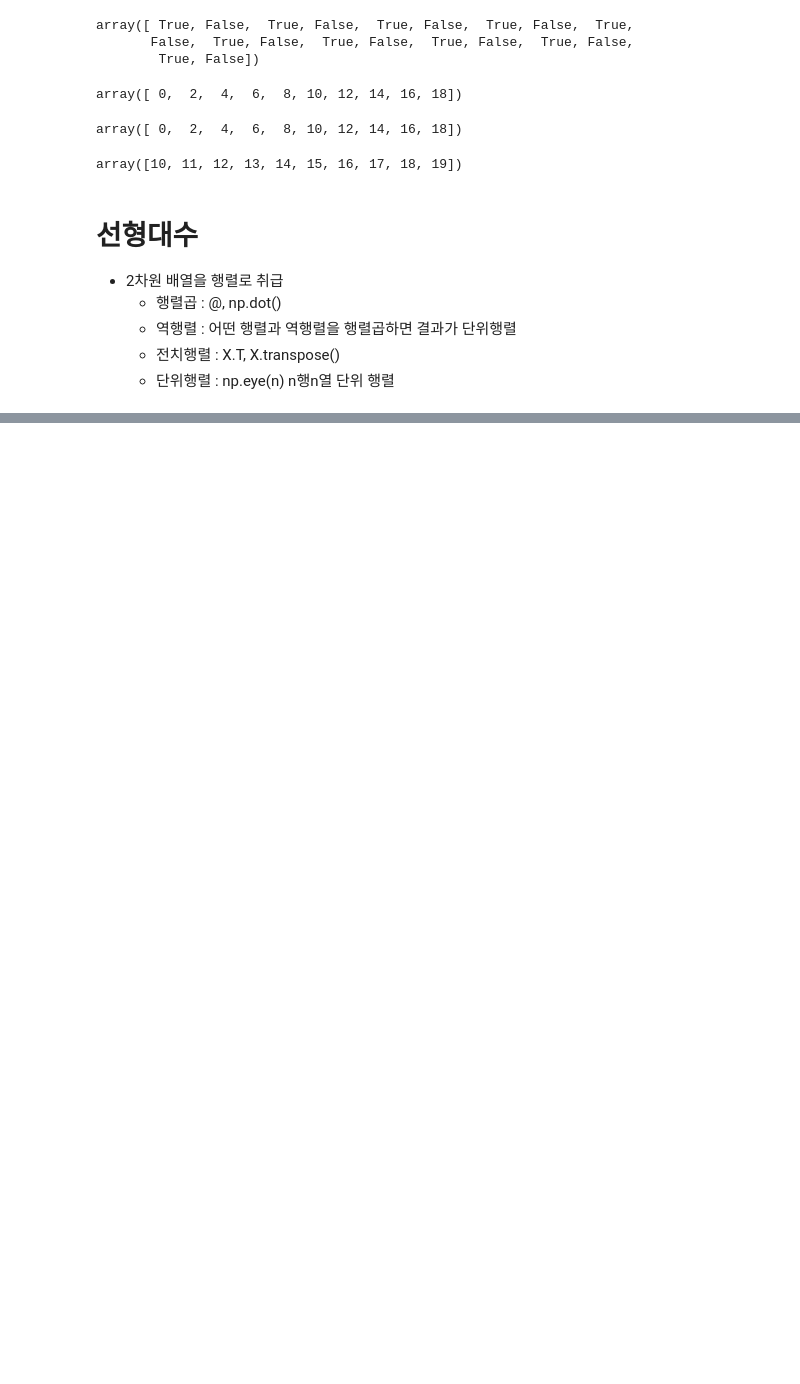
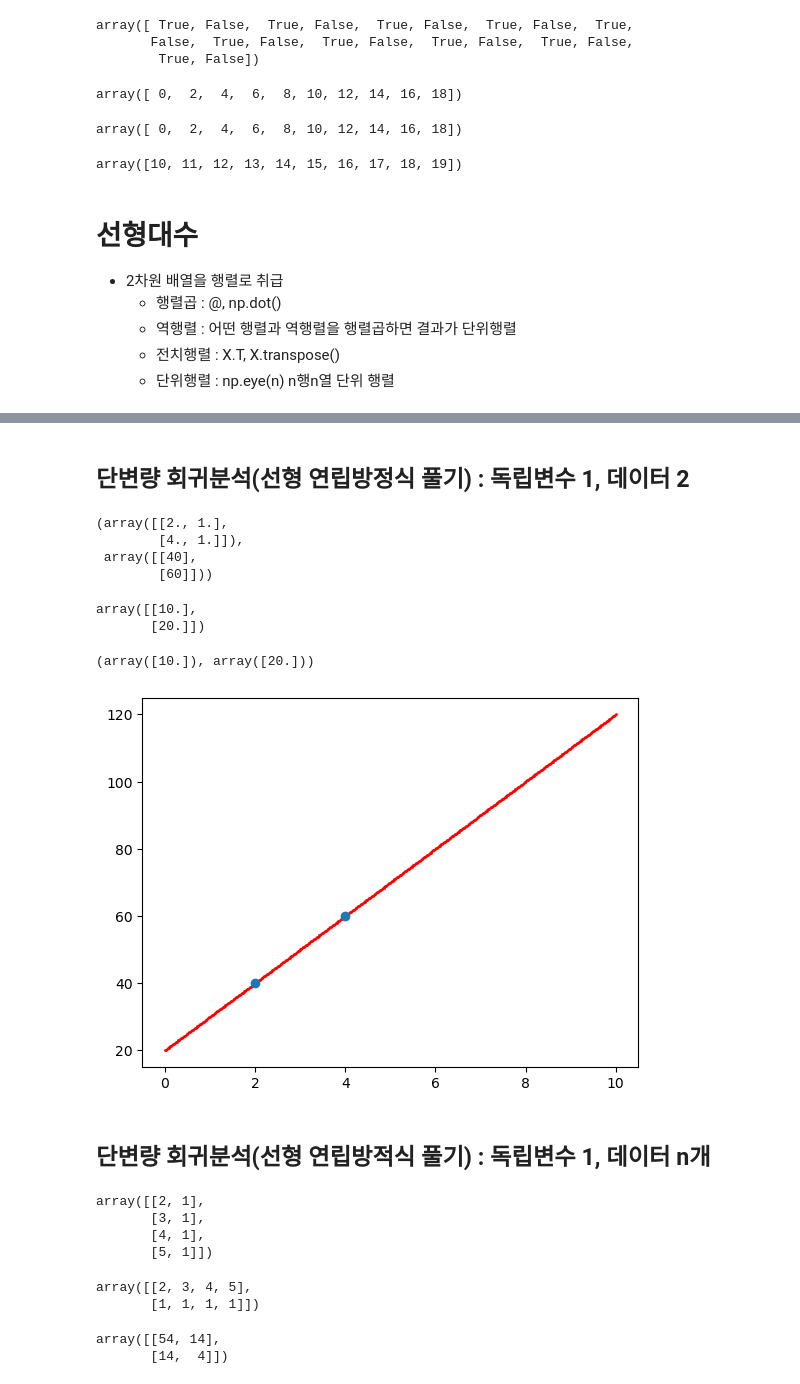
Before and after one commit to OKz4p/ai, a Jupyter notebook: source/01_python/ch10_N차원배열다루기.ipynb, the cells around one changed output, grey strips where cells are left out. Saved outputs shown, nothing was run; the diff lists cells and outputs as text; code cells hidden in the pictures; blank space fills up the shorter version.

```diff
--- a/source/01_python/ch10_N차원배열다루기.ipynb
+++ b/source/01_python/ch10_N차원배열다루기.ipynb
@@ -1817,0 +1857,56 @@ array([10, 11, 12, 13, 14, 15, 16, 17, 18, 19])
+# %% [markdown]
+## 단변량 회귀분석(선형 연립방정식 풀기) : 독립변수 1, 데이터 2
+# %%
+import numpy as np
+x = np.array([2, 4])   # 독립변수(입력데이터)
+y = np.array([40, 60]) # 종속변수(타겟변수)
+Y = y.reshape(-1, 1)
+Y = y[:, np.newaxis]
+Y = np.expand_dims(y, axis=1)
+Y = y[:, None]
+X = np.column_stack( ( x, np.ones(len(x))))
+X, Y
+# %% [output]
+(array([[2., 1.],
+        [4., 1.]]),
+ array([[40],
+        [60]]))
+# %%
+#              X @ wb = Y
+#      X의 역행렬 @ wb = X의역행렬 @ Y
+# (X의역행렬 @ X) @ wb = X의역행렬 @ Y
+#        단위행렬 @ wb = X의역행렬 @ Y
+#  wb = X의역행렬 @ Y
+wb = np.linalg.inv(X) @ Y
+wb
+# %% [output]
+array([[10.],
+       [20.]])
+# %%
+wb[0], wb[1] # wight, bias
+# %% [output]
+(array([10.]), array([20.]))
+# %%
+x_ = np.linspace(0, 10, 500)
+h = wb[0]*x_ + wb[1] # 예측값
+# h = np.add(np.multiply(wb[0], x_), wb[1]) # 데이터가 많고, 식이 복잡할 경우 범용함수 사용 추천
+# %%
+import matplotlib.pyplot as plt
+plt.figure(figsize=(5, 2)) # 현재 셀의 그래프 사이즈 조정
+plt.rcParams["figure.figsize"] = (5,2) # 그래프사이즈 고정
+plt.scatter(x_, h, c="r", s=1) # 점그래프
+plt.scatter(x, y)
+plt.show()
+# %% [output]
+[figure, added]
+# %% [markdown]
+## 단변량 회귀분석(선형 연립방적식 풀기) : 독립변수 1, 데이터 n개
+# %%
+import numpy as np
+a = np.array([[2, 1], [3, 1], [4, 1], [5, 1]])
+a #정방행렬이 아님
+# %% [output]
+array([[2, 1],
+       [3, 1],
+       [4, 1],
+       [5, 1]])
@@ -1817,0 +1916,10 @@ array([10, 11, 12, 13, 14, 15, 16, 17, 18, 19])
+# %%
+a.T # 전치행렬
+# %% [output]
+array([[2, 3, 4, 5],
+       [1, 1, 1, 1]])
+# %%
+a.T @ a # a가 정방행렬이 아니면 전치행렬을 곱하여 정방행렬로 만듦
+# %% [output]
+array([[54, 14],
+       [14,  4]])
```
Also changed, not shown: parts of 38 cells of this notebook, 1 other file.
